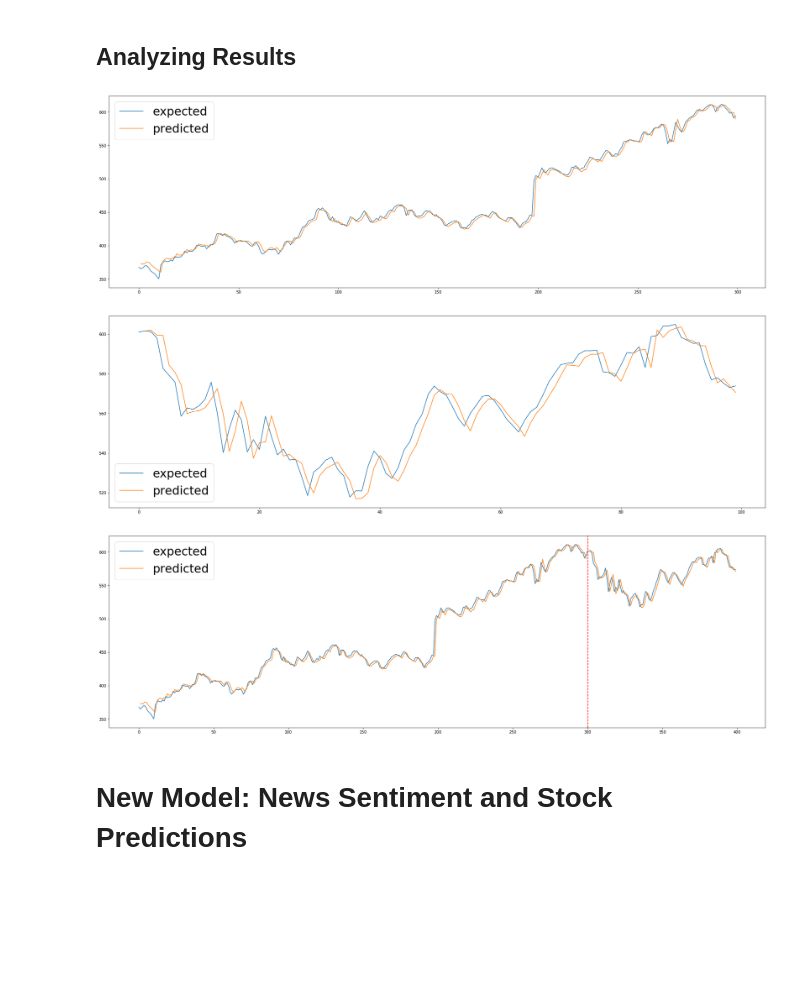
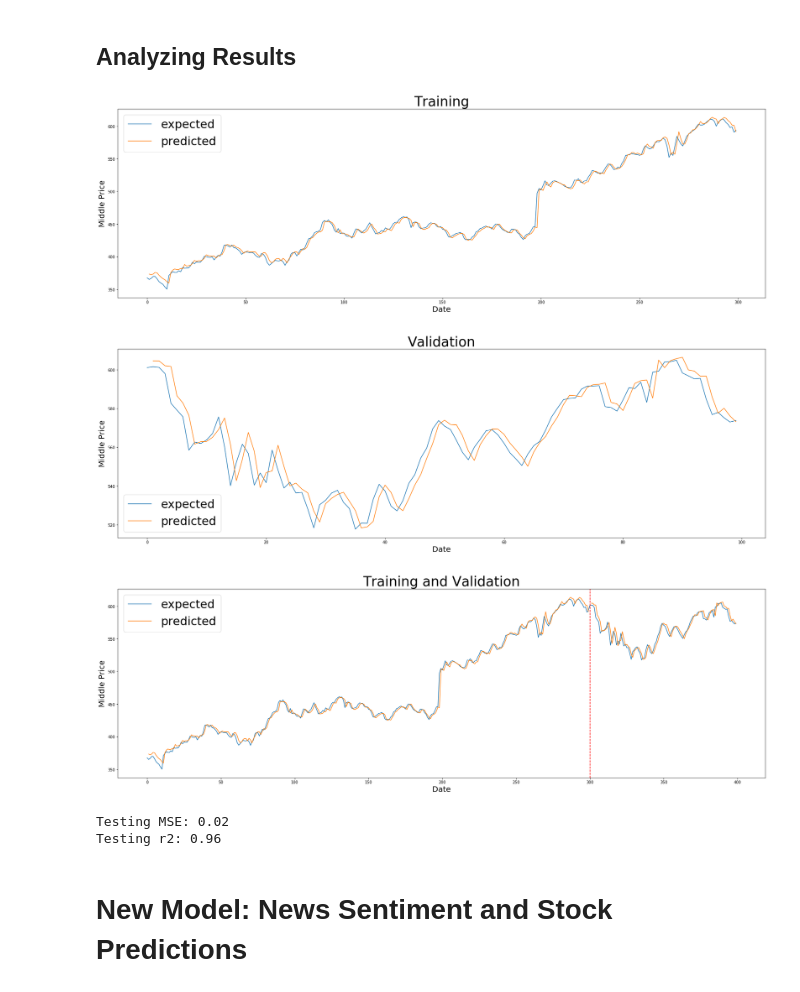
Before and after one commit to stanleykywu/predicting-stocks, a Jupyter notebook: models/LSTM.ipynb, the cells around one changed output. Saved outputs shown, nothing was run; the diff lists cells and outputs as text; code cells hidden in the pictures; blank space fills up the shorter version.

```diff
--- a/models/LSTM.ipynb
+++ b/models/LSTM.ipynb
@@ -225,12 +225,15 @@ no_news_trn_res = getPredictions(model, training_data_scaled, trainX, 'Middle',
 # %%
 # Plot training data with known
 plt.figure(figsize = (30,9))
 plt.plot(range(df[:300].shape[0]), df[:300]['Middle'], label='expected')
 plt.plot(range(len(no_news_trn_res)), no_news_trn_res, label='predicted')
+plt.title('Training', fontsize=35)
+plt.ylabel('Middle Price', fontsize=20)
+plt.xlabel('Date', fontsize=20)
 plt.legend(prop={'size': 30})
 plt.show()
 # %% [output]
-[figure, old version]
+[figure, new version]
 # %%
 no_news_val_res = getPredictions(model, validation_data_scaled, valX, 'Middle', sc, look_back=look_back)
 # %%
@@ -238,10 +241,13 @@ no_news_val_res = getPredictions(model, validation_data_scaled, valX, 'Middle',
 plt.figure(figsize = (30,9))
 plt.plot(range(df[300:400].shape[0]), df[300:400]['Middle'], label='expected')
 plt.plot(range(len(no_news_val_res)), no_news_val_res, label='predicted')
+plt.title('Validation', fontsize=35)
+plt.ylabel('Middle Price', fontsize=20)
+plt.xlabel('Date', fontsize=20)
 plt.legend(prop={'size': 30})
 plt.show()
 # %% [output]
-[figure, old version]
+[figure, new version]
 # %%
 total_expected = df[:400]
 no_news_total_res = no_news_trn_res + no_news_val_res
@@ -250,13 +256,22 @@ no_news_total_res = no_news_trn_res + no_news_val_res
 plt.figure(figsize = (30,9))
 plt.plot(range(total_expected.shape[0]), total_expected['Middle'], label='expected')
 plt.plot(range(len(no_news_total_res)), no_news_total_res, label='predicted')
+plt.title('Training and Validation', fontsize=35)
+plt.ylabel('Middle Price', fontsize=20)
+plt.xlabel('Date', fontsize=20)
 plt.legend(prop={'size': 30})
 plt.axvline(x=300, color='red', ls='--')
 plt.show()
 # %% [output]
-[figure, old version]
+[figure, new version]
 # %%
 no_news_tst_res = getPredictions(model, testing_data_scaled, testX, 'Middle', sc, look_back=1)
+
+print('Testing MSE: {:.2f}'.format(get_mse(model, testX, testY)))
+print('Testing r2: {:.2f}'.format(get_r2(model, testX, testY)))
+# %% [output]
+Testing MSE: 0.02
+Testing r2: 0.96
 # %% [markdown]
 # New Model: News Sentiment and Stock Predictions<a id='sectionB'></a>
 # %% [markdown]
```
Also changed, not shown: parts of 15 cells of this notebook.
